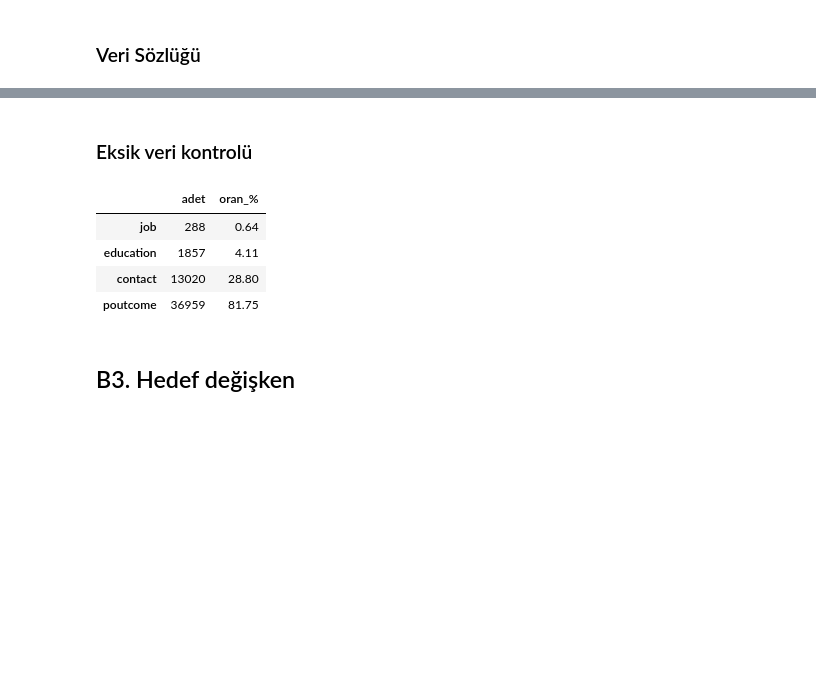
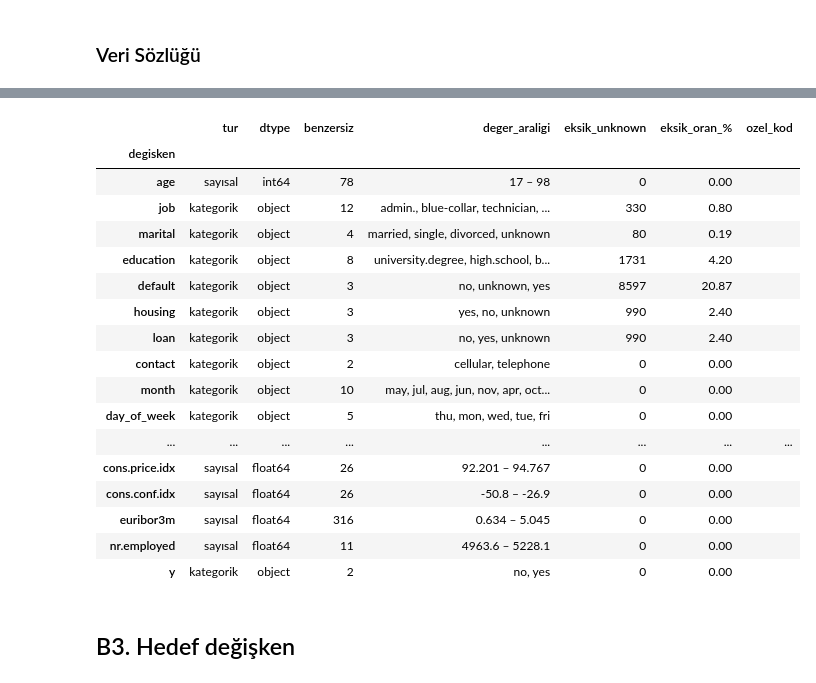
Before and after one commit to zeyneppbaran/ml-proje, a Jupyter notebook: notebooks/01_veri_tanitimi.ipynb, the cells around one changed output, grey strips where cells are left out. Cells and saved outputs as stored; diff of their text form; code cells hidden in the pictures; blank space fills up the shorter version.

Commit message:
veri sözlüğü

```diff
--- a/notebooks/01_veri_tanitimi.ipynb
+++ b/notebooks/01_veri_tanitimi.ipynb
@@ -312,16 +395,59 @@ y -> en sık 3 değer: {0: 39922, 1: 5289}
-# %% [markdown]
-### Eksik veri kontrolü
-# %%
-# 1. Standart NaN kontrolü
-eksik = df.isna().sum()
-eksik_oran = df.isna().mean() * 100
-display(pd.DataFrame({"adet": eksik, "oran_%": eksik_oran.round(2)})[eksik>0])
-# %% [output]
-|  | adet | oran_% |
-| job | 288 | 0.64 |
-| education | 1857 | 4.11 |
-| contact | 13020 | 28.80 |
-| poutcome | 36959 | 81.75 |
+# %%
+OZEL_KODLAR = {"pdays": 999}
+
+satirlar = []
+for c in df_ham.columns:
+    s = df_ham[c]
+    n = len(s)
+    sayisal = pd.api.types.is_numeric_dtype(s)
+
+    # Değer aralığı: sayısal → min – max, kategorik → tüm kategoriler (sıklık sırasına göre)
+    if sayisal:
+        aralik = f"{s.min()} – {s.max()}"
+    else:
+        aralik = ", ".join(map(str, s.value_counts().index))
+
+    # Eksik veri: 'unknown' etiketi + gerçek NaN
+    unknown = int((s == "unknown").sum()) if not sayisal else 0
+    eksik = unknown + int(s.isna().sum())
+
+    # Özel kod
+    kod = OZEL_KODLAR.get(c)
+    kod_sayisi = int((s == kod).sum()) if kod is not None else 0
+
+    satirlar.append({
+        "degisken": c,
+        "tur": "sayısal" if sayisal else "kategorik",
+        "dtype": str(s.dtype),
+        "benzersiz": s.nunique(dropna=False),
+        "deger_araligi": aralik,
+        "eksik_unknown": eksik,
+        "eksik_oran_%": round(eksik / n * 100, 2),
+        "ozel_kod": "" if kod is None else f"{kod} ({kod_sayisi} kayıt, %{kod_sayisi / n * 100:.2f})",
+    })
+
+sozluk = pd.DataFrame(satirlar).set_index("degisken")
+pd.set_option("display.max_colwidth", 100)
+sozluk
+# %% [output]
+|  | tur | dtype | benzersiz | deger_araligi | eksik_unknown | eksik_oran_% | ozel_kod |
+| degisken |  |  |  |  |  |  |  |
+| age | sayısal | int64 | 78 | 17 – 98 | 0 | 0.00 |  |
+| job | kategorik | object | 12 | admin., blue-collar, technician, ... | 330 | 0.80 |  |
+| marital | kategorik | object | 4 | married, single, divorced, unknown | 80 | 0.19 |  |
+| education | kategorik | object | 8 | university.degree, high.school, b... | 1731 | 4.20 |  |
+| default | kategorik | object | 3 | no, unknown, yes | 8597 | 20.87 |  |
+| housing | kategorik | object | 3 | yes, no, unknown | 990 | 2.40 |  |
+| loan | kategorik | object | 3 | no, yes, unknown | 990 | 2.40 |  |
+| contact | kategorik | object | 2 | cellular, telephone | 0 | 0.00 |  |
+| month | kategorik | object | 10 | may, jul, aug, jun, nov, apr, oct... | 0 | 0.00 |  |
+| day_of_week | kategorik | object | 5 | thu, mon, wed, tue, fri | 0 | 0.00 |  |
+| ... | ... | ... | ... | ... | ... | ... | ... |
+| cons.price.idx | sayısal | float64 | 26 | 92.201 – 94.767 | 0 | 0.00 |  |
+| cons.conf.idx | sayısal | float64 | 26 | -50.8 – -26.9 | 0 | 0.00 |  |
+| euribor3m | sayısal | float64 | 316 | 0.634 – 5.045 | 0 | 0.00 |  |
+| nr.employed | sayısal | float64 | 11 | 4963.6 – 5228.1 | 0 | 0.00 |  |
+| y | kategorik | object | 2 | no, yes | 0 | 0.00 |  |
 # %% [markdown]
 ## B3. Hedef değişken
 # %%
```
Also changed, not shown: parts of 13 cells of this notebook.
